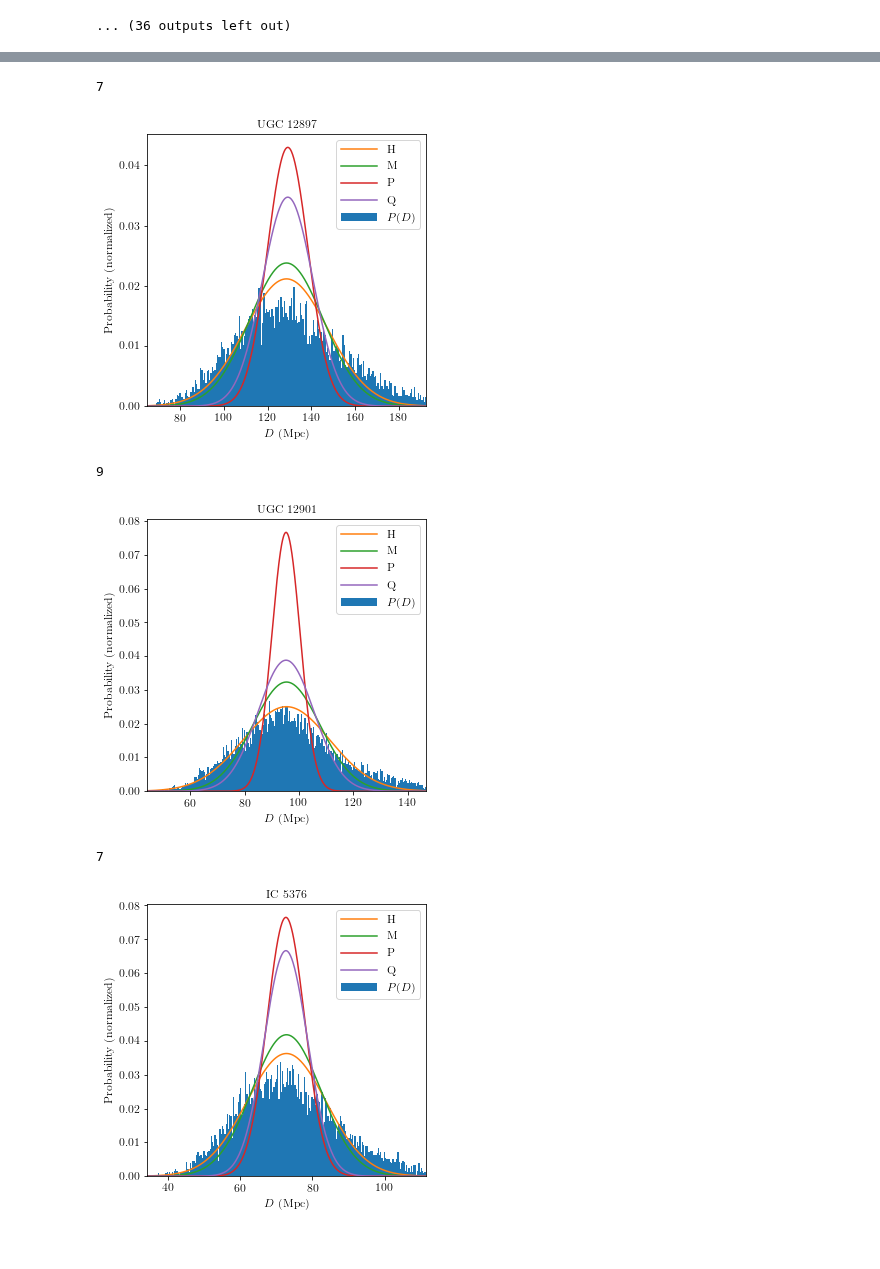
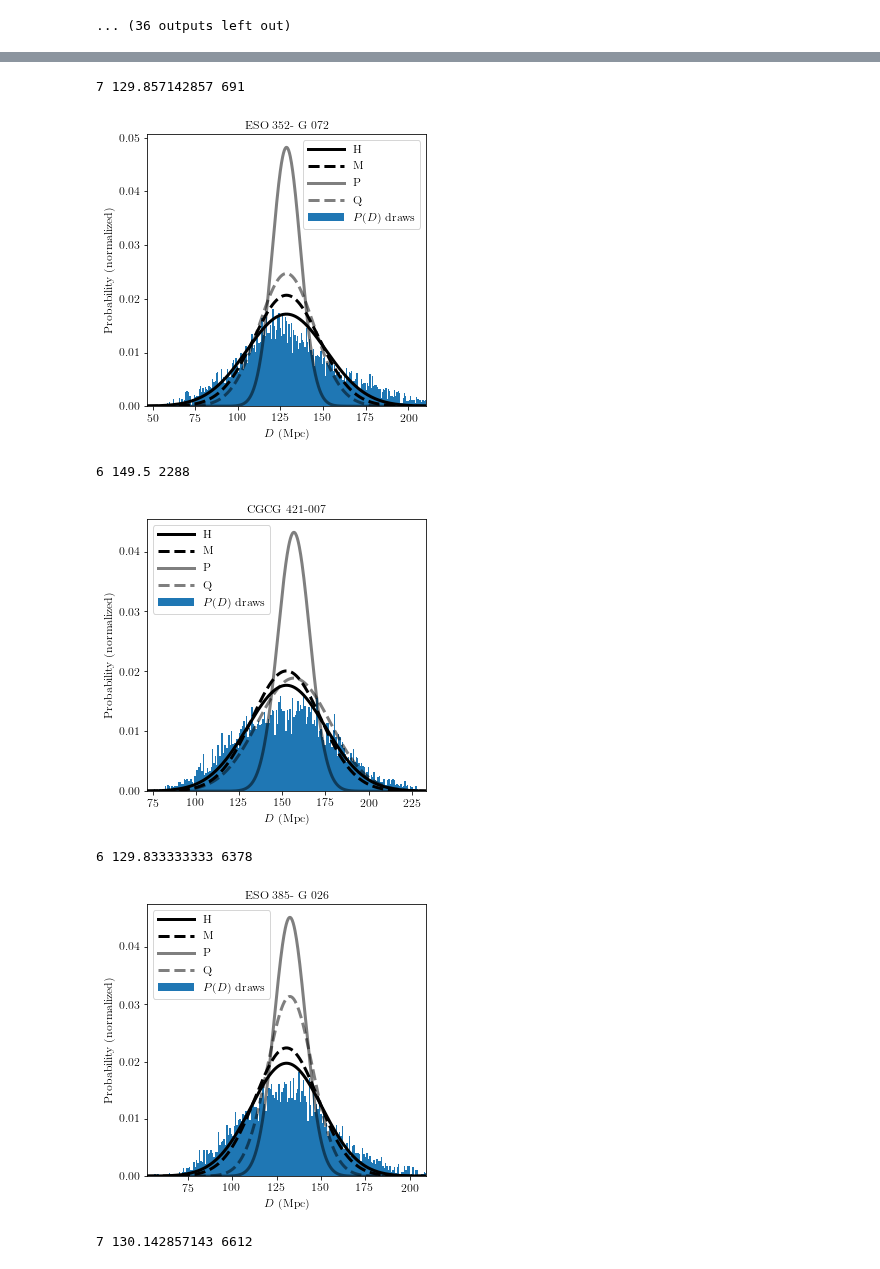
Before and after one commit to saint-germain/anisotropias, a Jupyter notebook: dist_viz.ipynb, the cells around one changed output, grey strips where cells are left out. Saved outputs shown, nothing was run; the diff lists cells and outputs as text; code cells hidden in the pictures.

Commit message:
first plot

```diff
--- a/dist_viz.ipynb
+++ b/dist_viz.ipynb
@@ -76,6 +79,3 @@ A value is trying to be set on a copy of a slice from a DataFrame
 
 See the caveats in the documentation: http://pandas.pydata.org/pandas-docs/stable/indexing.html#indexing-view-versus-copy
 No. of Galaxies without reported errors is 818
-# %%
-booterr=np.percentile(tli, 84,axis=0)-np.percentile(tli, 16,axis=0)
-fic=np.random.normal(np.mean(tli),np.mean(booterr)/2,len(tli))
@@ -189,11 +231,12 @@ for i in ulist[50:100]:
 # %%
 np.random.seed(10)
 nbins=1000 #
-for i in ulist[:10]:
+for k in range(len(ulist)):
+    i=ulist[k]
     dfilter=np.in1d(dfs['Galaxy ID'],i)
     dummy=dfs[dfilter]
-    if len(dummy) >5:
-        print(len(dummy))
+    if len(dummy) >5 and (np.round(dummy['D (Mpc)'].mean())==130 or np.round(dummy['D (Mpc)'].mean())==140 or np.round(dummy['D (Mpc)'].mean())==150):
+        print(len(dummy),dummy['D (Mpc)'].mean(),k)
         tlic=[]
         for km,ke in zip(dummy['m-M'],dummy['err']):
             tlic+=[list(10**(np.random.normal(km,ke,nbins)/5.+1))] # bootstrap draw for each gal
@@ -202,42 +245,44 @@ for i in ulist[:10]:
         tli=tli.ravel()
         wnat,avnat = weighted_std(dummy['m-M'],1/dummy['err']**2)
         distwav=10**(avnat/5+1)/1e6
         wsti=0.461*distwav*wnat # weighted standard deviation
         ecfi=0.461*distwav/np.sqrt((1/dummy['err']**2).sum()) # error according to cosmicflows
         eqd=np.sqrt(ecfi**2+wsti**2)
         dmin=np.min(tli)
         dmax=2*np.median(tli)-dmin
         dar=np.linspace(dmin,dmax,len(tli)//10)
 
         ficp=gaussian(dar,distwav,ecfi)
         ficq=gaussian(dar,distwav,eqd)
         fich=gaussian(dar,np.median(tli),np.median(booterr)/2)
         ficm=gaussian(dar,np.median(tli),np.median(np.abs(tli - np.median(tli))))
 
         bins=len(tli.ravel())//20
 
         plt.figure(figsize=(5,5))
 
-        a=plt.hist(tli,bins=bins,normed=True,label=r'$P(D)$')
+        a=plt.hist(tli,bins=bins,normed=True,label=r'$P(D)$ draws')
         norm=a[0].max()
-        plt.plot(dar,fich,label='H')
-        plt.plot(dar,ficm,label='M')
-        plt.plot(dar,ficp,label='P')
-        plt.plot(dar,ficq,label='Q')
+        plt.plot(dar,fich,label='H',c='k',linewidth=3)
+        plt.plot(dar,ficm,'--',label='M',c='k',linewidth=3)
+        plt.plot(dar,ficp,label='P',c='k',alpha=0.5,linewidth=3)
+        plt.plot(dar,ficq,'--',label='Q',c='k',alpha=0.5,linewidth=3)
 #
         plt.xlim(dmin,dmax)
         plt.xlabel(r"$D$ (Mpc)")
         plt.ylabel("Probability (normalized)")
 
-        plt.title(dummy['Galaxy ID'].iloc[0])
+        plt.title(i)
         plt.legend()
 
+        plt.gray()
 
         plt.show()
 # %% [output]
-7
+7 129.857142857 691
-[figure, old version]
+[figure, new version]
-9
+6 149.5 2288
-[figure, old version]
+[figure, new version]
-7
+6 129.833333333 6378
-[figure, old version]
+[figure, new version]
+7 130.142857143 6612
```
Also changed, not shown: parts of 14 cells of this notebook, 4 other files.
